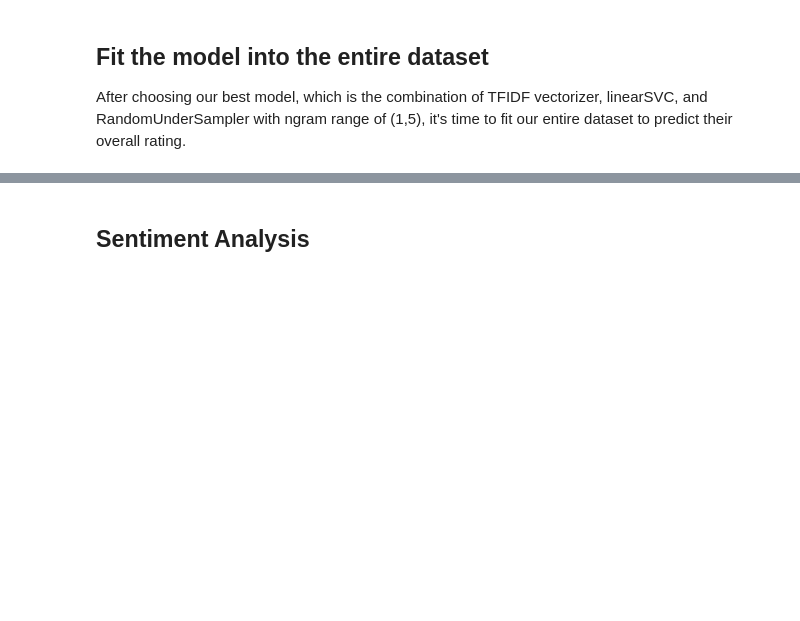
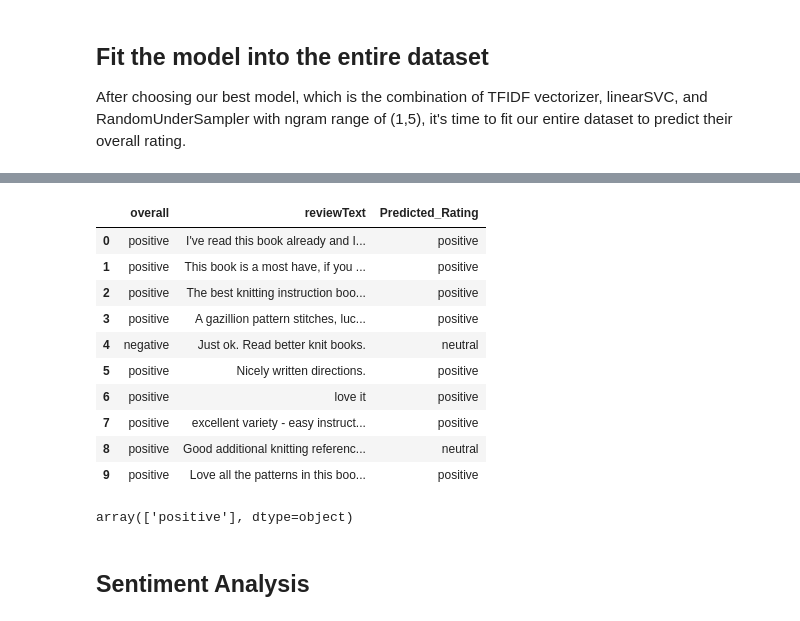
Before and after one commit to nancyletranx3/Amazon-Product-Reviews, a Jupyter notebook: AZ Project.ipynb, the cells around one changed output, grey strips where cells are left out. Drawn from its saved outputs; the diff is of its cells as text; code cells hidden in the pictures; blank space fills up the shorter version.

```diff
--- a/AZ Project.ipynb
+++ b/AZ Project.ipynb
@@ -1316,3 +1474,22 @@ final_results.head(10)
+# %%
+final = pd.concat([temp, y_test_pred], sort = False, axis = 1)
+final.head(10)
+# %% [output]
+|  | overall | reviewText | Predicted_Rating |
+| 0 | positive | I've read this book already and I... | positive |
+| 1 | positive | This book is a most have, if you ... | positive |
+| 2 | positive | The best knitting instruction boo... | positive |
+| 3 | positive | A gazillion pattern stitches, luc... | positive |
+| 4 | negative | Just ok. Read better knit books. | neutral |
+| 5 | positive | Nicely written directions. | positive |
+| 6 | positive | love it | positive |
+| 7 | positive | excellent variety - easy instruct... | positive |
+| 8 | positive | Good additional knitting referenc... | neutral |
+| 9 | positive | Love all the patterns in this boo... | positive |
+# %%
+model.predict(["This flower thing is super cool."])
+# %% [output]
+array(['positive'], dtype=object)
 # %%
 # Save into csv
 final_results.to_csv("predicted_rating.csv")
```
Also changed, not shown: parts of 43 cells of this notebook.
